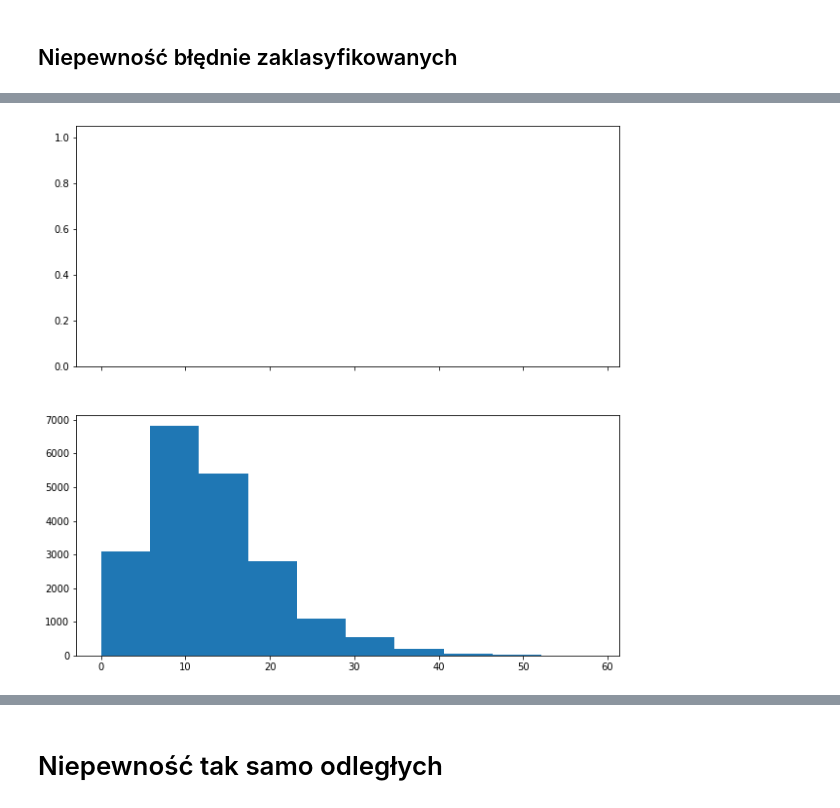
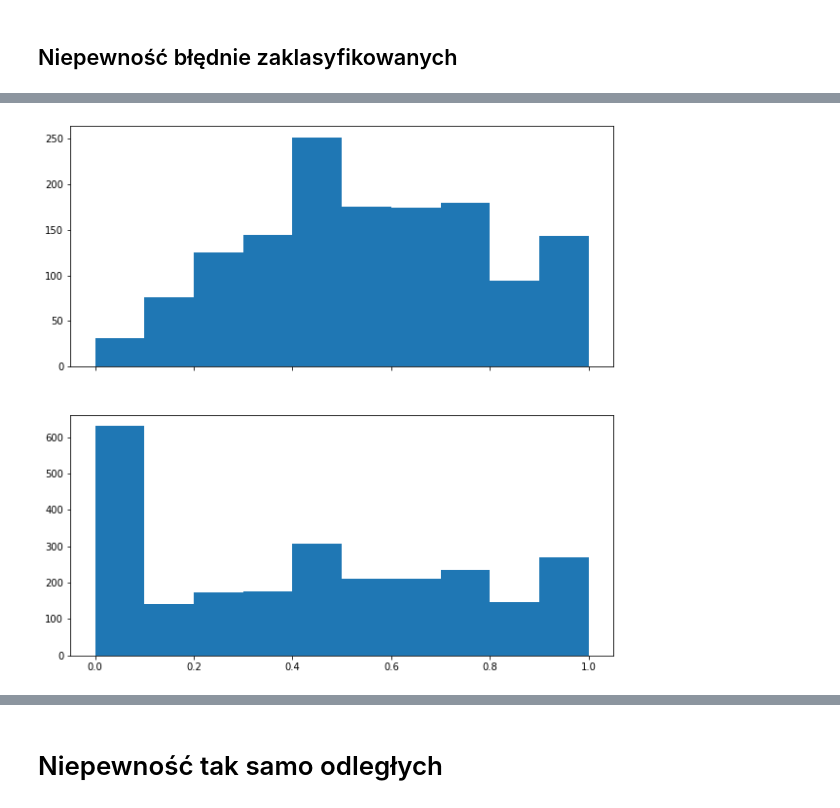
Before and after one commit to JohnnyWasilewski/Contextuality-classification-with-uncertainty-estimation, a Jupyter notebook: acc_unc.ipynb, the cells around one changed output, grey strips where cells are left out. Saved outputs shown, nothing was run; the diff lists cells and outputs as text; code cells hidden in the pictures.

```diff
--- a/acc_unc.ipynb
+++ b/acc_unc.ipynb
@@ -172,25 +163,30 @@ def plot_histograms(arr, idx, arr2=None):
         ax2.hist(arr)
         ax3.hist(arr2[idx])
         ax4.hist(arr2)
+# %%
+def entropy_new(x):
+    if x == 0:
+        return 0
+    elif x == 1:
+        return 0
+    else:
+        return -x*np.log2(x) - (1-x)*np.log2(1-x)
 # %%
-num=10000
+num=5000
 batch_size = 200
 test_num=20000
-model = generate_mlp(20, [64,32,2])
+model = generate_mlp(20, [128, 64,32,2])
+#model = conv1d_model
 device='cuda:0'
 data_loader_train, data_loader_test, data_loader_train_r, data_loader_test_r = dl.get_dataloaders(num, batch_size)
 contextual_data_loader = dl.get_dataloaders_c(test_num, batch_size)
-
+#contextual_data_loader= data_loader_test
 classifier = m.Classifier(data_loader_train, data_loader_test, model, device)
 accuracies = classifier.train_and_eval()
-preds = classifier.pred(contextual_data_loader)
-dropout_var, dropout_mean, dropout_raw_var = unc.get_preds_dropout(contextual_data_loader, classifier.model, device)
-laplace_var, laplace_mean = unc.get_preds_laplace(data_loader_train, contextual_data_loader, classifier.model, device)
+preds, gt = classifier.pred(contextual_data_loader)
+dropout_preds = unc.get_preds_dropout(contextual_data_loader, classifier.model, device)
+laplace_preds = unc.get_preds_laplace(data_loader_train, contextual_data_loader, classifier.model, device)
 dists=[]
 for X, y in contextual_data_loader:
     dists.extend([dl.projection_distance(x.numpy()) for x in X])
-def entropy(x):
-    return x*np.log2(x) + (1-x)*np.log2(1-x)
-
-values = [preds, entropy(preds), laplace_mean, entropy(laplace_mean), dropout_mean, entropy(dropout_mean), laplace_var, dropout_var, dropout_raw_var]
 # %% [output]
@@ -198,0 +424,4 @@ Test acc: 0.942
+# %%
+preds, gt = classifier.pred(data_loader_test)
+dropout_var_test, dropout_mean, dropout_raw_var = unc.get_preds_dropout(data_loader_test, classifier.model, device)
+laplace_var_test, laplace_mean = unc.get_preds_laplace(data_loader_train, data_loader_test, classifier.model, device)
@@ -282,0 +447,2 @@ array([9266])
+# %%
+k = list(map(entropy_new, dropout_var_test/100))
@@ -283,8 +510,8 @@ array([9266])
 # %%
-idx = np.where(preds<0.5)[0]
-plot_histograms(dropout_var, idx)
+idx = np.where(preds>0.5)[0]
+plot_histograms(np.array(k), idx)
 # %% [output]
-[figure, old version]
+[figure, new version]
 # %%
 plot_histograms(laplace_var, idx)
 # %% [output]
```
Also changed, not shown: parts of 75 cells of this notebook, 4 other files.
